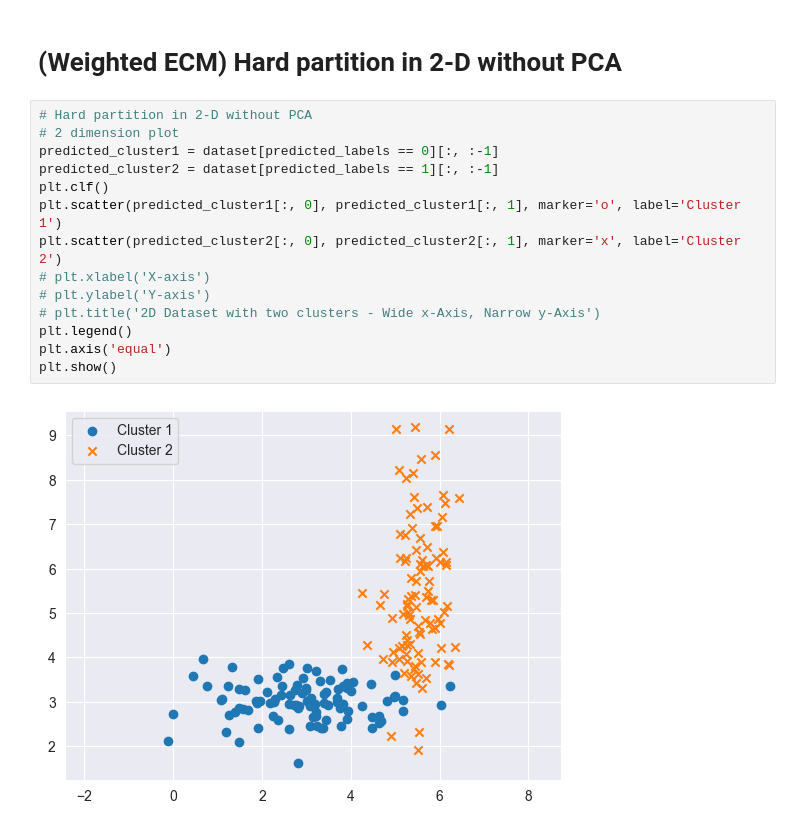
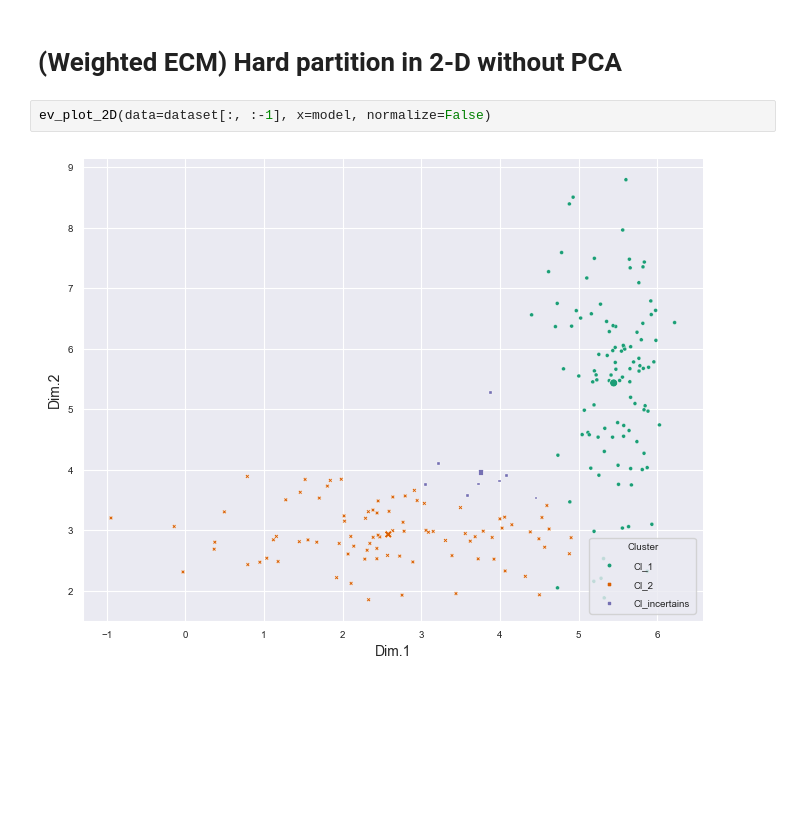
Before and after one commit to tridogithub/evclust, a Jupyter notebook: docs/example_fwecm.ipynb, the cells around one changed output. Drawn from its saved outputs; the diff is of its cells as text; blank space fills up the shorter version.

```diff
--- a/docs/example_fwecm.ipynb
+++ b/docs/example_fwecm.ipynb
@@ -174,18 +167,6 @@ Average Non-specificity value: 0.7084950528538195
 # %% [markdown]
 # (Weighted ECM) Hard partition in 2-D without PCA
 # %%
-# Hard partition in 2-D without PCA
-# 2 dimension plot
-predicted_cluster1 = dataset[predicted_labels == 0][:, :-1]
-predicted_cluster2 = dataset[predicted_labels == 1][:, :-1]
-plt.clf()
-plt.scatter(predicted_cluster1[:, 0], predicted_cluster1[:, 1], marker='o', label='Cluster 1')
-plt.scatter(predicted_cluster2[:, 0], predicted_cluster2[:, 1], marker='x', label='Cluster 2')
-# plt.xlabel('X-axis')
-# plt.ylabel('Y-axis')
-# plt.title('2D Dataset with two clusters - Wide x-Axis, Narrow y-Axis')
-plt.legend()
-plt.axis('equal')
-plt.show()
+ev_plot_2D(data=dataset[:, :-1], x=model, normalize=False)
 # %% [output]
-[figure, old version]
+[figure, new version]
```
Also changed, not shown: parts of 7 cells of this notebook.
